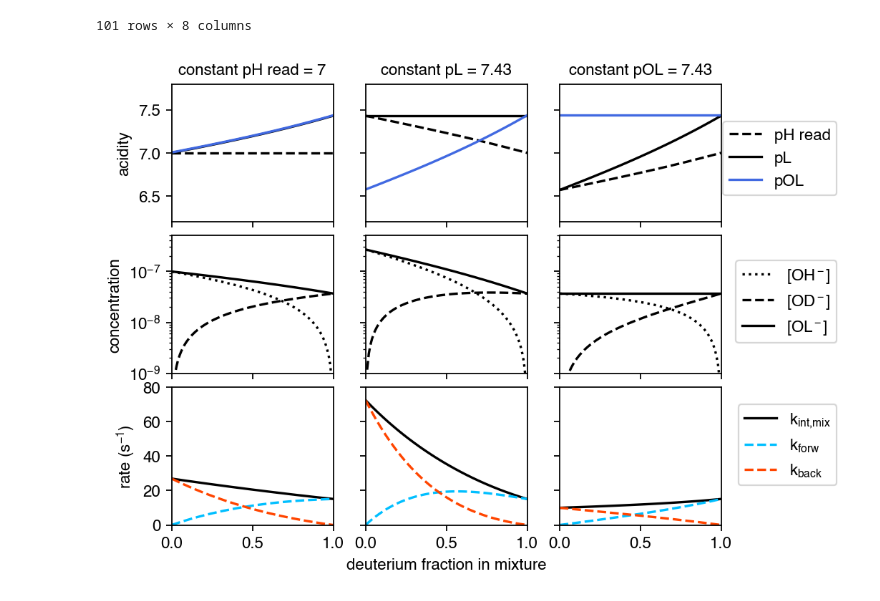
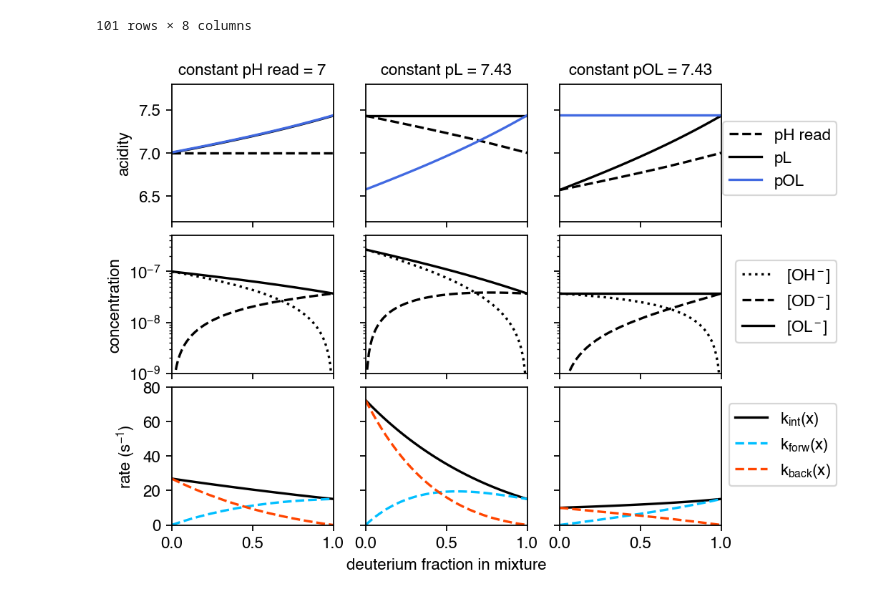
Before and after one commit to pacilab/hdx-rates-mixtures, a Jupyter notebook: notebooks/kie.ipynb, the cells around one changed output. Saved outputs shown, nothing was run; the diff lists cells and outputs as text; code cells hidden in the pictures.

```diff
--- a/notebooks/kie.ipynb
+++ b/notebooks/kie.ipynb
@@ -160,9 +160,9 @@ axes[1,0].set_xlim(0, 1)
 axes[1,0].set_ylim(10**(-9), 10**(-6.3))
 axes[1,0].set_ylabel('concentration')
 
-axes[2,0].plot(df1['x'], df1['kint'], c='k', label=r"$k_\text{int,mix}$")
-axes[2,0].plot(df1['x'], df1['kforw'], c='deepskyblue', linestyle='--', label=r"$k_\text{forw}$")
-axes[2,0].plot(df1['x'], df1['kback'], c='orangered', linestyle='--', label=r"$k_\text{back}$")
+axes[2,0].plot(df1['x'], df1['kint'], c='k', label=r"$k_\text{int}(x)$")
+axes[2,0].plot(df1['x'], df1['kforw'], c='deepskyblue', linestyle='--', label=r"$k_\text{forw}(x)$")
+axes[2,0].plot(df1['x'], df1['kback'], c='orangered', linestyle='--', label=r"$k_\text{back}(x)$")
 #axes[1,0].set_xlabel('deuterium fraction in mixture')
 axes[2,0].set_xlim(0, 1)
 axes[2,0].set_ylim(0,80)
@@ -181,41 +181,41 @@ axes[1,1].plot(df2['x'], 10**(-(df2['pKx']-df2['pL']))*(1-df2['fOL']), c='k', li
 axes[1,1].plot(df2['x'], 10**(-(df2['pKx']-df2['pL']))*df2['fOL'], c='k', linestyle='--', label=r"[$\text{OD}^-$]")
 axes[1,1].plot(df2['x'], 10**(-(df2['pKx']-df2['pL'])), c='k', label=r"[$\text{OL}^-$]")
 
-axes[2,1].plot(df2['x'], df2['kint'], c='k', label=r"$k_\text{int,mix}$")
-axes[2,1].plot(df2['x'], df2['kforw'], c='deepskyblue', linestyle='--', label=r"$k_\text{forw}$")
-axes[2,1].plot(df2['x'], df2['kback'], c='orangered', linestyle='--', label=r"$k_\text{back}$")
+axes[2,1].plot(df2['x'], df2['kint'], c='k', label=r"$k_\text{int}(x)$")
+axes[2,1].plot(df2['x'], df2['kforw'], c='deepskyblue', linestyle='--', label=r"$k_\text{forw}(x)$")
+axes[2,1].plot(df2['x'], df2['kback'], c='orangered', linestyle='--', label=r"$k_\text{back}(x)$")
 axes[2,1].set_xlabel('deuterium fraction in mixture')
 
 # Col3
 
 axes[0,2].plot(df3['x'], df3['pH_read'], c='k', linestyle='--', label="pH read")
 axes[0,2].plot(df3['x'], df3['pL'], c='k',  label="pL")
 axes[0,2].plot(df3['x'], df3['pKx']-df3['pL'], c='royalblue',  label="pOL")
 #axes[0,2].plot(df3['x'], df3['pKx'], c='red',  label=r"p$K_\text{w,mix}$")
 axes[0,2].set_title('constant pOL = 7.43')
 
 axes[1,2].plot(df3['x'], 10**(-(df3['pKx']-df3['pL']))*(1-df3['fOL']), c='k', linestyle=':', label=r"[$\text{OH}^-$]")
 axes[1,2].plot(df3['x'], 10**(-(df3['pKx']-df3['pL']))*df3['fOL'], c='k', linestyle='--', label=r"[$\text{OD}^-$]")
 axes[1,2].plot(df3['x'], 10**(-(df3['pKx']-df3['pL'])), c='k', label=r"[$\text{OL}^-$]")
 #axes[1,2].set_xlabel('deuterium fraction in mixture')
 
-axes[2,2].plot(df3['x'], df3['kint'], c='k', label=r"$k_\text{int,mix}$")
-axes[2,2].plot(df3['x'], df3['kforw'], c='deepskyblue', linestyle='--', label=r"$k_\text{forw}$")
-axes[2,2].plot(df3['x'], df3['kback'], c='orangered', linestyle='--', label=r"$k_\text{back}$")
+axes[2,2].plot(df3['x'], df3['kint'], c='k', label=r"$k_\text{int}(x)$")
+axes[2,2].plot(df3['x'], df3['kforw'], c='deepskyblue', linestyle='--', label=r"$k_\text{forw}(x)$")
+axes[2,2].plot(df3['x'], df3['kback'], c='orangered', linestyle='--', label=r"$k_\text{back}(x)$")
 
 # Create combined legend
 handles1, labels1 = axes[0, 0].get_legend_handles_labels()
 handles2, labels2 = axes[1, 0].get_legend_handles_labels()
 handles3, labels3 = axes[2, 0].get_legend_handles_labels()
 
 
 # Adjust spacing between subplots
 fig.legend(handles1, labels1, loc='center right', bbox_to_anchor=(.99, 0.75))
 fig.legend(handles2, labels2, loc='center right', bbox_to_anchor=(.99, 0.5))
 fig.legend(handles3, labels3, loc='center right', bbox_to_anchor=(.99, 0.25))
 plt.subplots_adjust(hspace=0.1, wspace=0.2, left=0.5)  # Reduce space between subplots
 
 plt.savefig(dir_pl+"/eie.png")
 plt.show()
 # %% [output]
-[figure, old version]
+[figure, new version]
```
Also changed, not shown: 2 other files.
